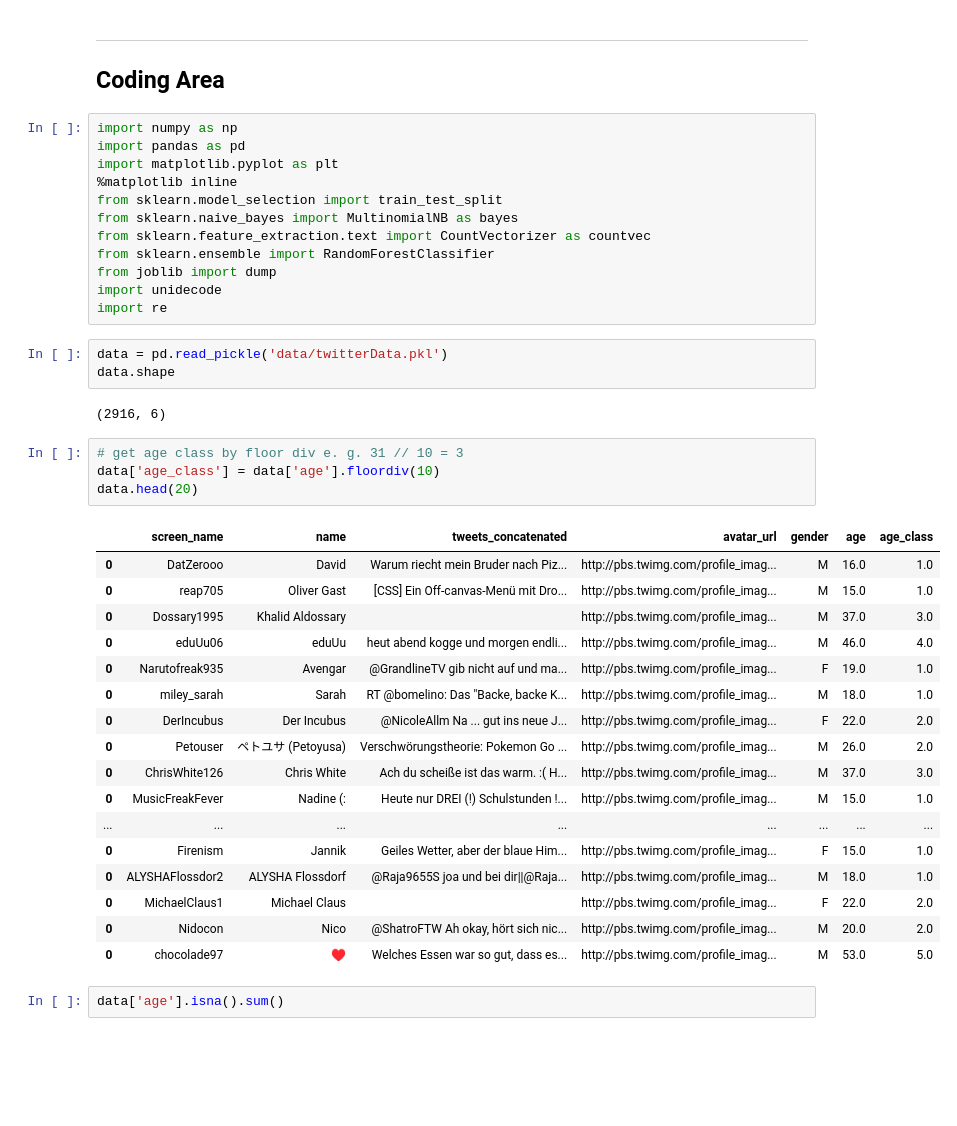
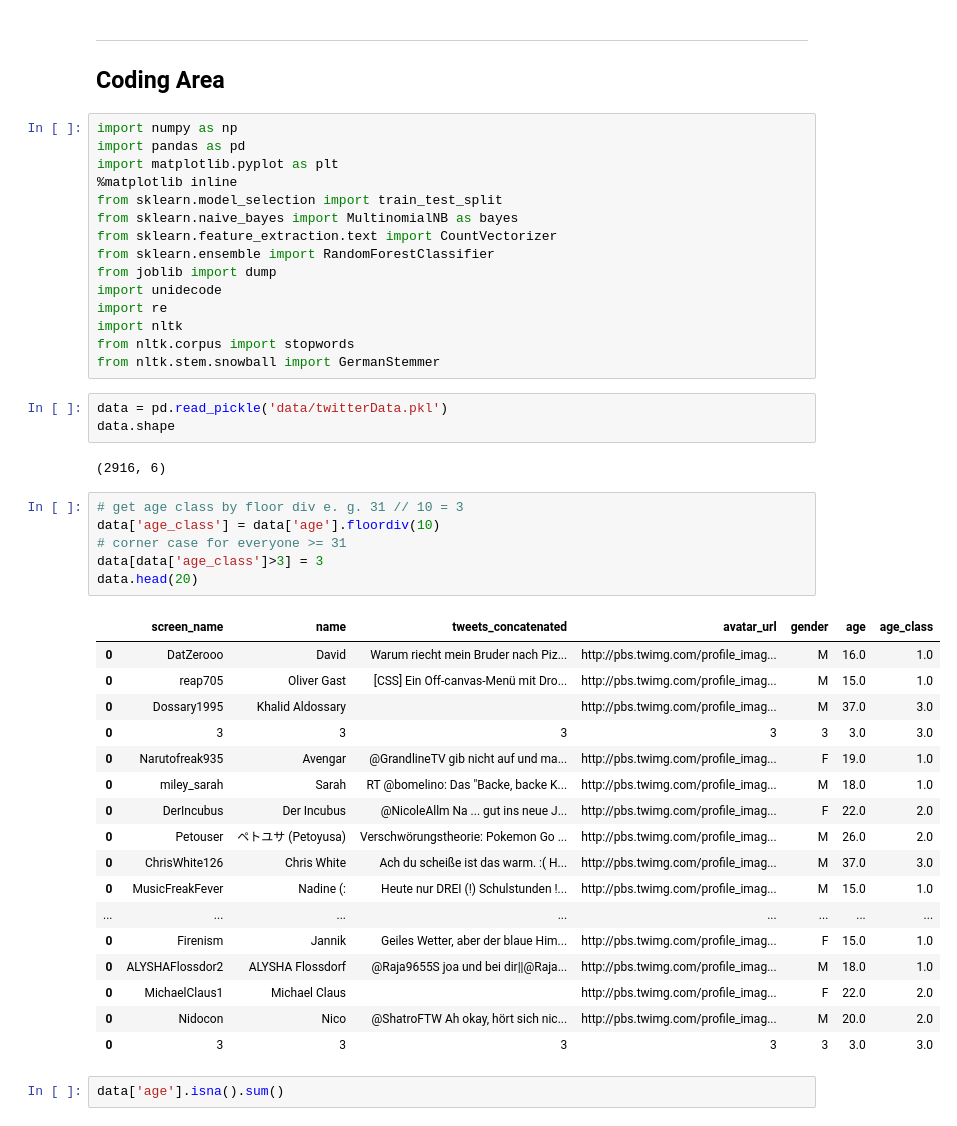
Before and after one commit to KarelZe/aiss, a Jupyter notebook: homework5.ipynb, the cells around one changed output. Drawn from its saved outputs; the diff is of its cells as text; blank space fills up the shorter version.

```diff
--- a/homework5.ipynb
+++ b/homework5.ipynb
@@ -30,11 +30,14 @@ import matplotlib.pyplot as plt
 %matplotlib inline
 from sklearn.model_selection import train_test_split
 from sklearn.naive_bayes import MultinomialNB as bayes
-from sklearn.feature_extraction.text import CountVectorizer as countvec
+from sklearn.feature_extraction.text import CountVectorizer
 from sklearn.ensemble import RandomForestClassifier
 from joblib import dump
 import unidecode
 import re
+import nltk
+from nltk.corpus import stopwords
+from nltk.stem.snowball import GermanStemmer
 # %%
 data = pd.read_pickle('data/twitterData.pkl')
 data.shape
@@ -43,13 +46,15 @@ data.shape
 # %%
 # get age class by floor div e. g. 31 // 10 = 3
 data['age_class'] = data['age'].floordiv(10)
+# corner case for everyone >= 31
+data[data['age_class']>3] = 3
 data.head(20)
 # %% [output]
 |  | screen_name | name | tweets_concatenated | avatar_url | gender | age | age_class |
 | 0 | DatZerooo | David | Warum riecht mein Bruder nach Piz... | http://pbs.twimg.com/profile_imag... | M | 16.0 | 1.0 |
 | 0 | reap705 | Oliver Gast | [CSS] Ein Off-canvas-Menü mit Dro... | http://pbs.twimg.com/profile_imag... | M | 15.0 | 1.0 |
 | 0 | Dossary1995 | Khalid Aldossary |  | http://pbs.twimg.com/profile_imag... | M | 37.0 | 3.0 |
-| 0 | eduUu06 | eduUu | heut abend kogge und morgen endli... | http://pbs.twimg.com/profile_imag... | M | 46.0 | 4.0 |
+| 0 | 3 | 3 | 3 | 3 | 3 | 3.0 | 3.0 |
 | 0 | Narutofreak935 | Avengar | @GrandlineTV gib nicht auf und ma... | http://pbs.twimg.com/profile_imag... | F | 19.0 | 1.0 |
 | 0 | miley_sarah | Sarah | RT @bomelino: Das "Backe, backe K... | http://pbs.twimg.com/profile_imag... | M | 18.0 | 1.0 |
 | 0 | DerIncubus | Der Incubus | @NicoleAllm Na ... gut ins neue J... | http://pbs.twimg.com/profile_imag... | F | 22.0 | 2.0 |
@@ -61,7 +66,7 @@ data.head(20)
 | 0 | ALYSHAFlossdor2 | ALYSHA Flossdorf | @Raja9655S joa und bei dir||@Raja... | http://pbs.twimg.com/profile_imag... | M | 18.0 | 1.0 |
 | 0 | MichaelClaus1 | Michael Claus |  | http://pbs.twimg.com/profile_imag... | F | 22.0 | 2.0 |
 | 0 | Nidocon | Nico | @ShatroFTW Ah okay, hört sich nic... | http://pbs.twimg.com/profile_imag... | M | 20.0 | 2.0 |
-| 0 | chocolade97 | ♥ | Welches Essen war so gut, dass es... | http://pbs.twimg.com/profile_imag... | M | 53.0 | 5.0 |
+| 0 | 3 | 3 | 3 | 3 | 3 | 3.0 | 3.0 |
 # %%
 data['age'].isna().sum()
 # %% [output]
```
Also changed, not shown: parts of 19 cells of this notebook, 4 other files.
